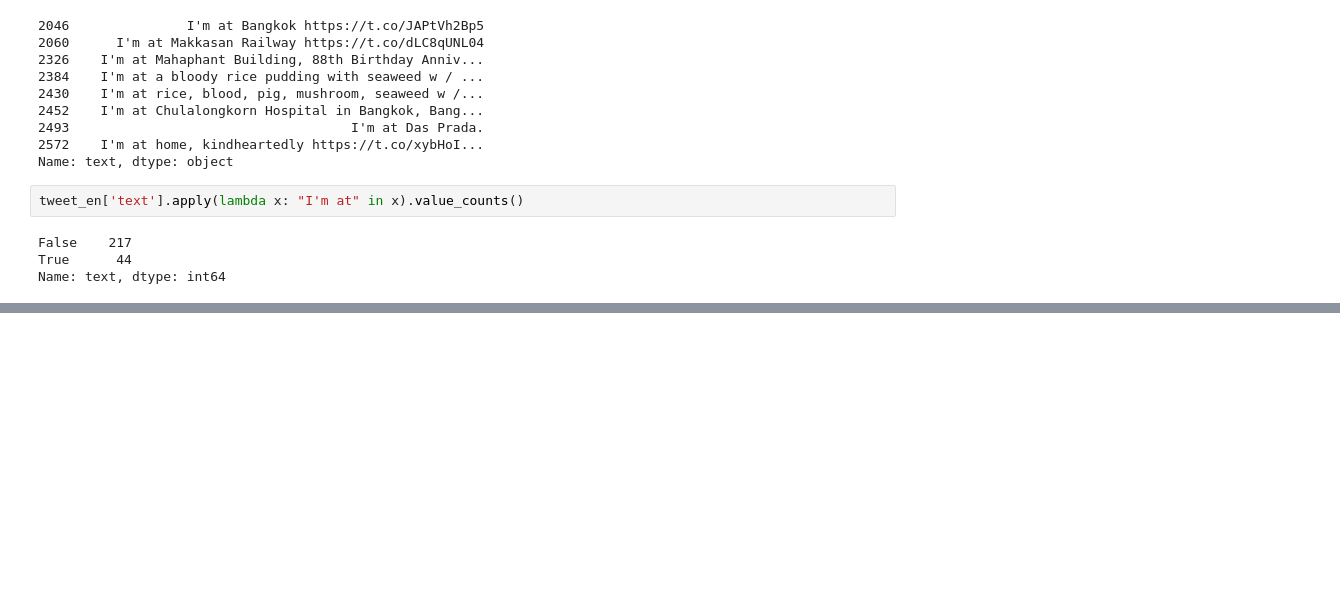
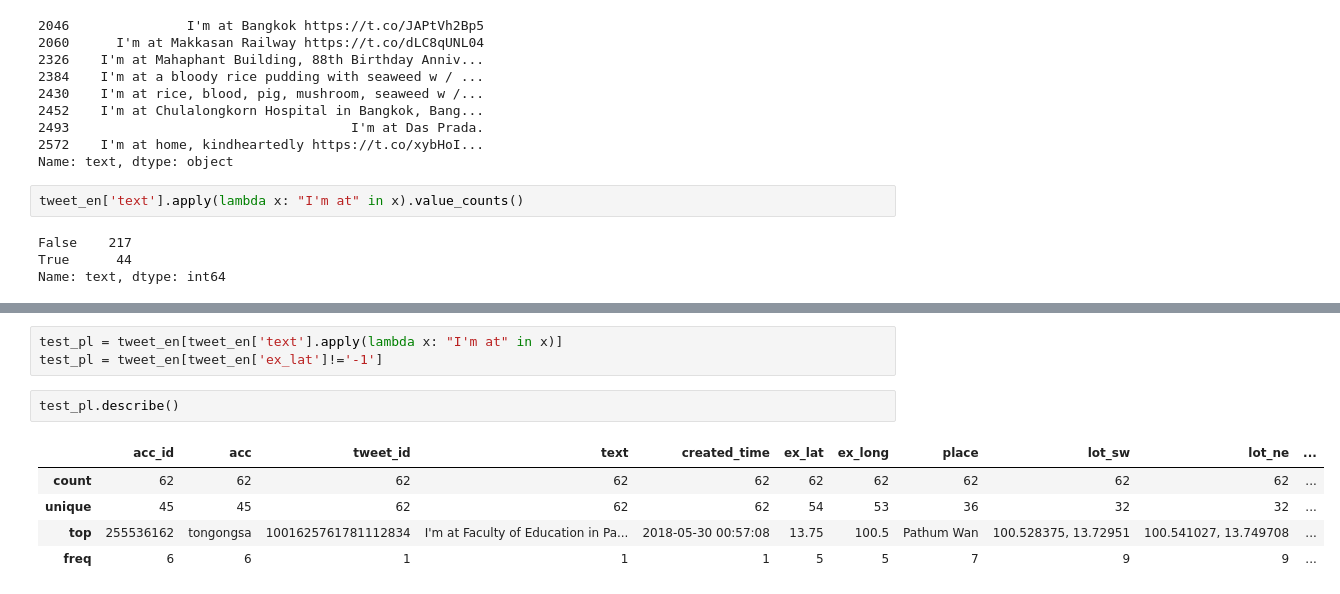
Before and after one commit to lemonaz5/JPintern, a Jupyter notebook: tweet_visualize.ipynb, the cells around one changed output, grey strips where cells are left out. Drawn from its saved outputs; the diff is of its cells as text; blank space fills up the shorter version.

```diff
--- a/tweet_visualize.ipynb
+++ b/tweet_visualize.ipynb
@@ -214,0 +217,11 @@ Name: text, dtype: object
+# %%
+test_pl = tweet_en[tweet_en['text'].apply(lambda x: "I'm at" in x)]
+test_pl = tweet_en[tweet_en['ex_lat']!='-1']
+# %%
+test_pl.describe()
+# %% [output]
+|  | acc_id | acc | tweet_id | text | created_time | ex_lat | ex_long | place | lot_sw | lot_ne | ... |
+| count | 62 | 62 | 62 | 62 | 62 | 62 | 62 | 62 | 62 | 62 | ... |
+| unique | 45 | 45 | 62 | 62 | 62 | 54 | 53 | 36 | 32 | 32 | ... |
+| top | 255536162 | tongongsa | 1001625761781112834 | I'm at Faculty of Education in Pa... | 2018-05-30 00:57:08 | 13.75 | 100.5 | Pathum Wan | 100.528375, 13.72951 | 100.541027, 13.749708 | ... |
+| freq | 6 | 6 | 1 | 1 | 1 | 5 | 5 | 7 | 9 | 9 | ... |
```
Also changed, not shown: parts of 11 cells of this notebook, 2 other files.
